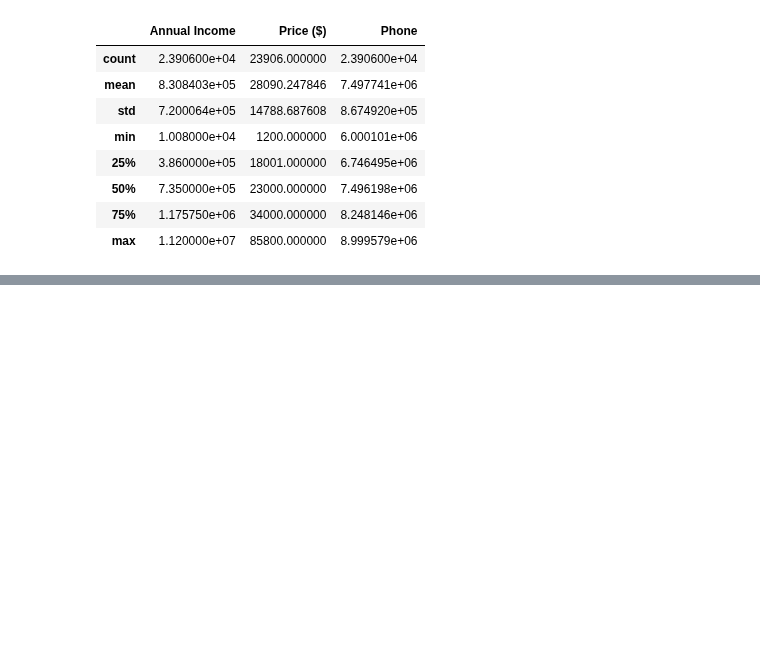
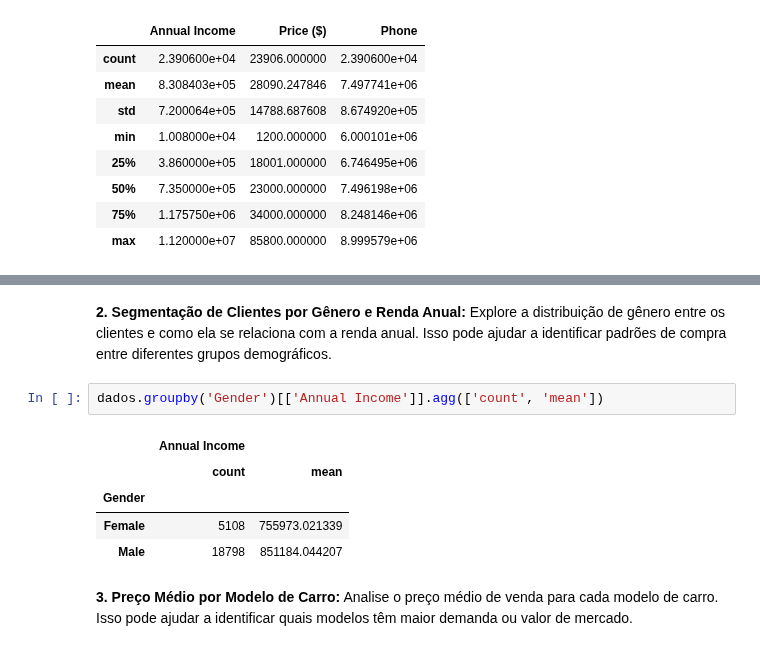
Before and after one commit to GabrielVila/Car-Sales-Report, a Jupyter notebook: projeto_carro.ipynb, the cells around one changed output, grey strips where cells are left out. Cells and saved outputs as stored; diff of their text form; blank space fills up the shorter version.

```diff
--- a/projeto_carro.ipynb
+++ b/projeto_carro.ipynb
@@ -424,0 +165,12 @@ Index(['Car_id', 'Date', 'Customer Name', 'Gender', 'Annual Income',
+# %% [markdown]
+**2. Segmentação de Clientes por Gênero e Renda Anual:** Explore a distribuição de gênero entre os clientes e como ela se relaciona com a renda anual. Isso pode ajudar a identificar padrões de compra entre diferentes grupos demográficos.
+# %%
+dados.groupby('Gender')[['Annual Income']].agg(['count', 'mean'])
+# %% [output]
+|  | Annual Income |  |
+|  | count | mean |
+| Gender |  |  |
+| Female | 5108 | 755973.021339 |
+| Male | 18798 | 851184.044207 |
+# %% [markdown]
+**3. Preço Médio por Modelo de Carro:** Analise o preço médio de venda para cada modelo de carro. Isso pode ajudar a identificar quais modelos têm maior demanda ou valor de mercado.
```
Also changed, not shown: parts of 56 cells of this notebook.
